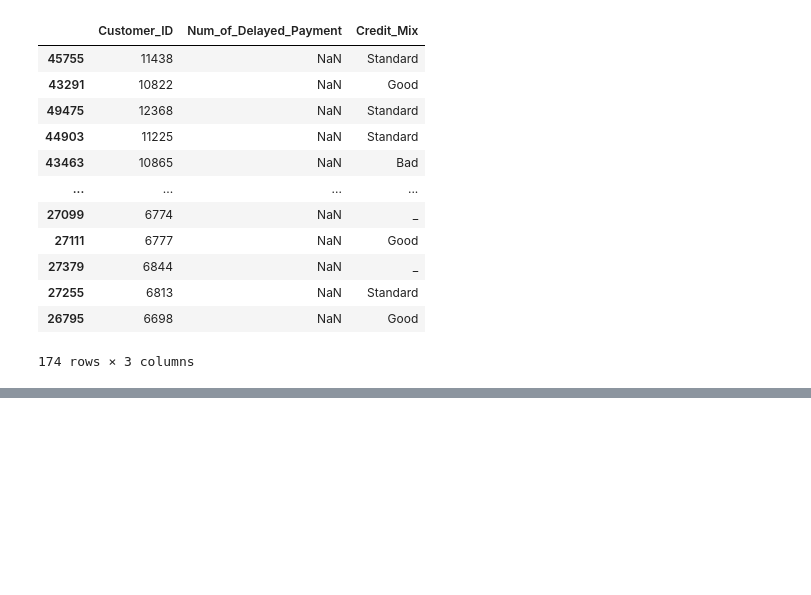
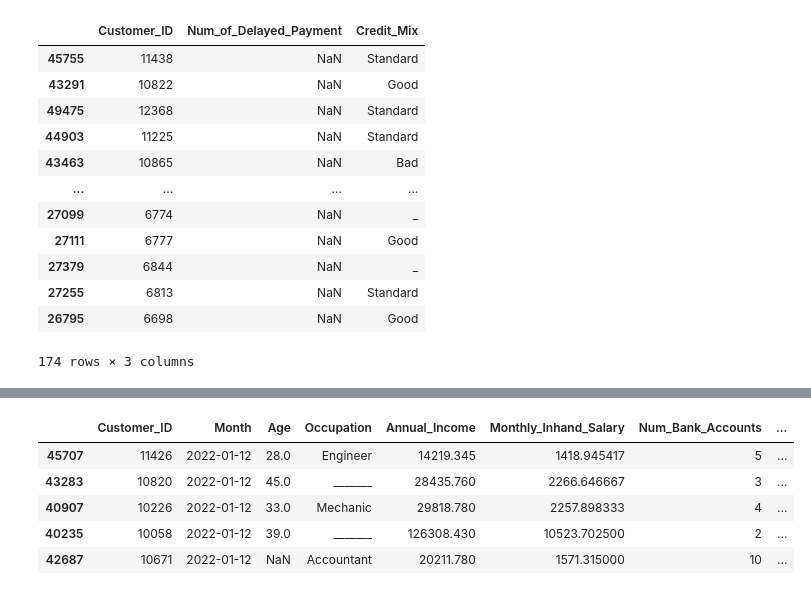
Before and after one commit to julianacamara98/intro_python_2023_ProjetoFinal, a Jupyter notebook: EDA.ipynb, the cells around one changed output, grey strips where cells are left out. Drawn from its saved outputs; the diff is of its cells as text; code cells hidden in the pictures; blank space fills up the shorter version.

```diff
--- a/EDA.ipynb
+++ b/EDA.ipynb
@@ -631,3 +690,17 @@ checar_num_of_delay.loc[checar_num_of_delay['Num_of_Delayed_Payment'].isnull()]
 | 27255 | 6813 | NaN | Standard |
 | 26795 | 6698 | NaN | Good |
 174 rows × 3 columns
+# %%
+agrupar_por_credit_mix4 = dados.groupby('Credit_Mix').mean()
+
+media_num_delay = agrupar_por_credit_mix4['Num_of_Delayed_Payment']
+
+df_num_delay = pd.DataFrame({'Credit_Mix': media_num_delay.index, 'Num_of_Delayed_Payment_Media': media_num_delay.values})
+
+media_dict4 = df_num_delay.set_index('Credit_Mix')['Num_of_Delayed_Payment_Media'].to_dict()
+
+dados['Num_of_Delayed_Payment'].fillna(dados['Credit_Mix'].map(media_dict4), inplace=True)
+
+dados['Num_of_Delayed_Payment'] = np.trunc(dados['Num_of_Delayed_Payment'])
+
+dados['Num_of_Delayed_Payment'] = dados['Num_of_Delayed_Payment'].astype(int)
@@ -633,0 +716,2 @@ checar_num_of_delay.loc[checar_num_of_delay['Num_of_Delayed_Payment'].isnull()]
+# %%
+dados['Outstanding_Debt'] = dados['Outstanding_Debt'].str.replace('_','').astype(float)
@@ -633,0 +747,3 @@ checar_num_of_delay.loc[checar_num_of_delay['Num_of_Delayed_Payment'].isnull()]
+# %%
+dados = dados[~dados['Payment_of_Min_Amount'].isin(['NM'])]
+dados['Payment_of_Min_Amount'].value_counts()
@@ -633,0 +766,14 @@ checar_num_of_delay.loc[checar_num_of_delay['Num_of_Delayed_Payment'].isnull()]
+# %%
+dados = dados[['Customer_ID', 'Month', 'Age', 'Occupation', 'Annual_Income',
+       'Monthly_Inhand_Salary', 'Num_Bank_Accounts', 'Num_Credit_Card',
+       'Interest_Rate', 'Num_of_Loan', 'Type_of_Loan', 'Delay_from_due_date',
+       'Num_of_Delayed_Payment','Outstanding_Debt','Payment_of_Min_Amount']]
+
+dados.head()
+# %% [output]
+|  | Customer_ID | Month | Age | Occupation | Annual_Income | Monthly_Inhand_Salary | Num_Bank_Accounts | ... |
+| 45707 | 11426 | 2022-01-12 | 28.0 | Engineer | 14219.345 | 1418.945417 | 5 | ... |
+| 43283 | 10820 | 2022-01-12 | 45.0 | _______ | 28435.760 | 2266.646667 | 3 | ... |
+| 40907 | 10226 | 2022-01-12 | 33.0 | Mechanic | 29818.780 | 2257.898333 | 4 | ... |
+| 40235 | 10058 | 2022-01-12 | 39.0 | _______ | 126308.430 | 10523.702500 | 2 | ... |
+| 42687 | 10671 | 2022-01-12 | NaN | Accountant | 20211.780 | 1571.315000 | 10 | ... |
```
Also changed, not shown: parts of 28 cells of this notebook.
